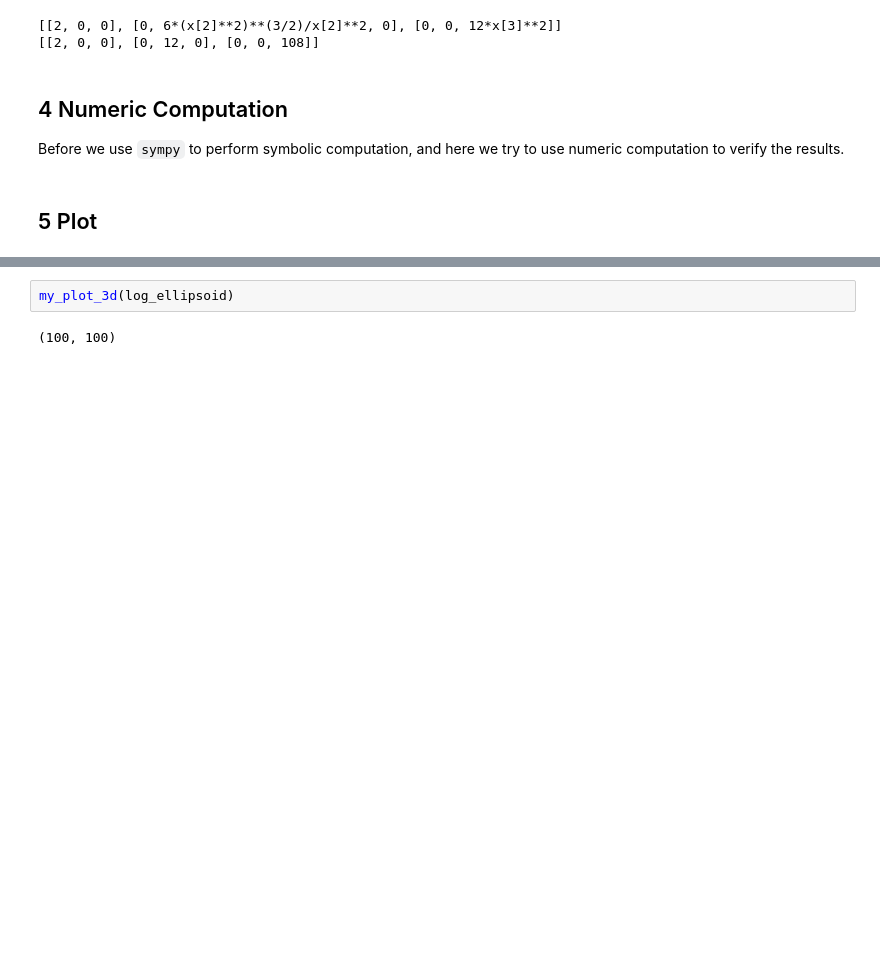
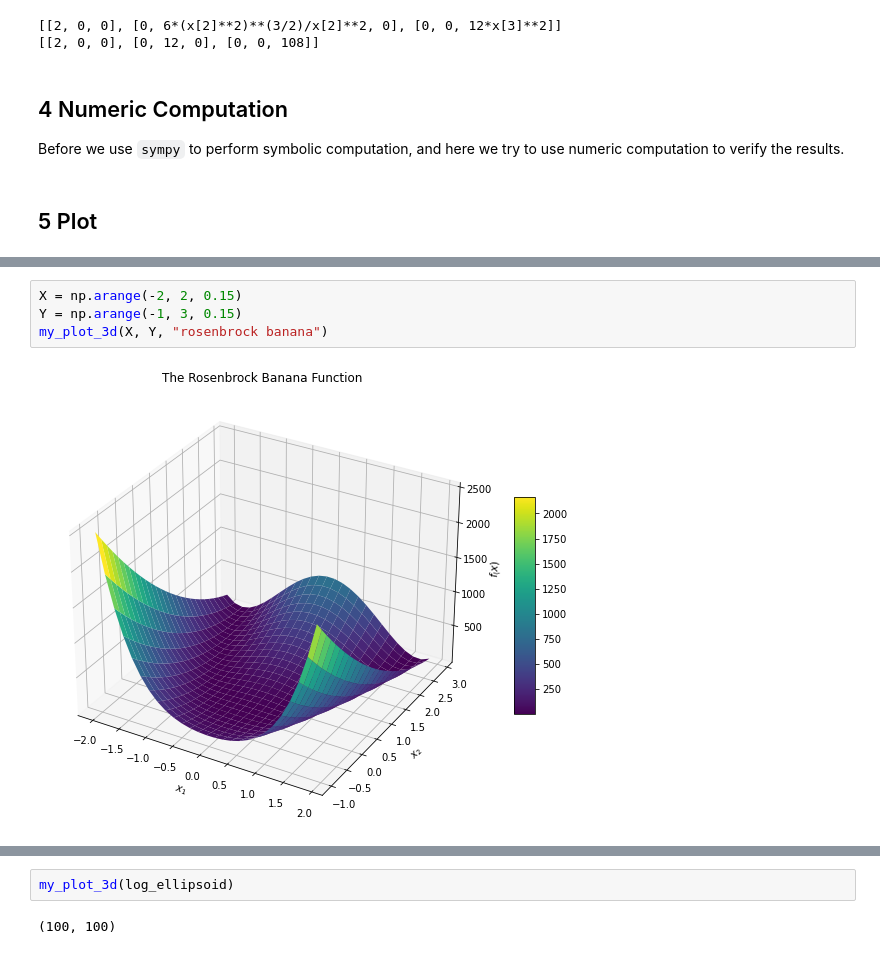
Before and after one commit to UCPHszf/Numerical-Optimization, a Jupyter notebook: code/case_studies.ipynb, the cells around one changed output, grey strips where cells are left out. Drawn from its saved outputs; the diff is of its cells as text; blank space fills up the shorter version.

```diff
--- a/code/case_studies.ipynb
+++ b/code/case_studies.ipynb
@@ -364,0 +373,6 @@ plot_rosenbrock_banana()
+# %%
+X = np.arange(-2, 2, 0.15)
+Y = np.arange(-1, 3, 0.15)
+my_plot_3d(X, Y, "rosenbrock banana")
+# %% [output]
+[figure, added]
```
Also changed, not shown: parts of 20 cells of this notebook.
